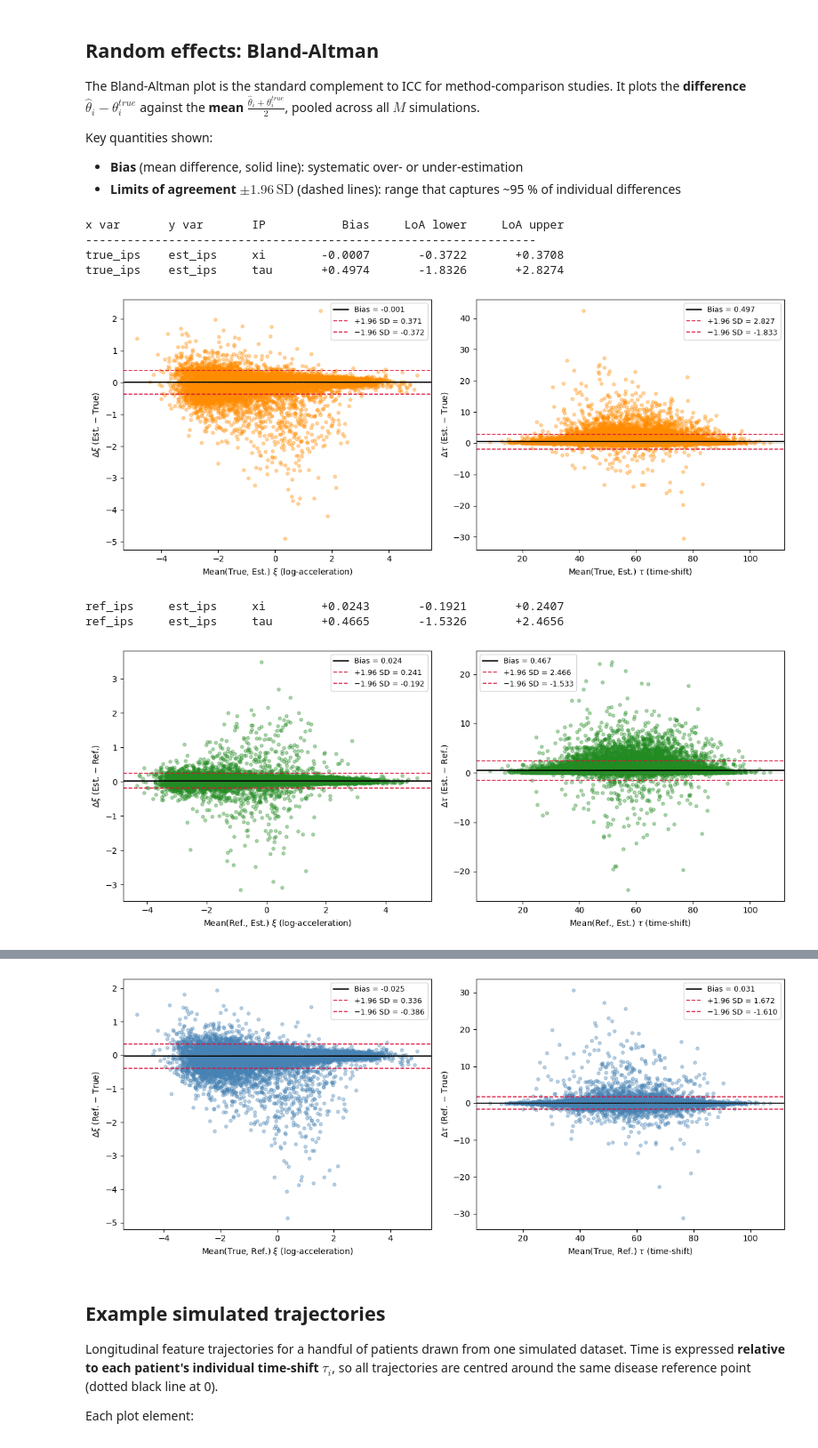
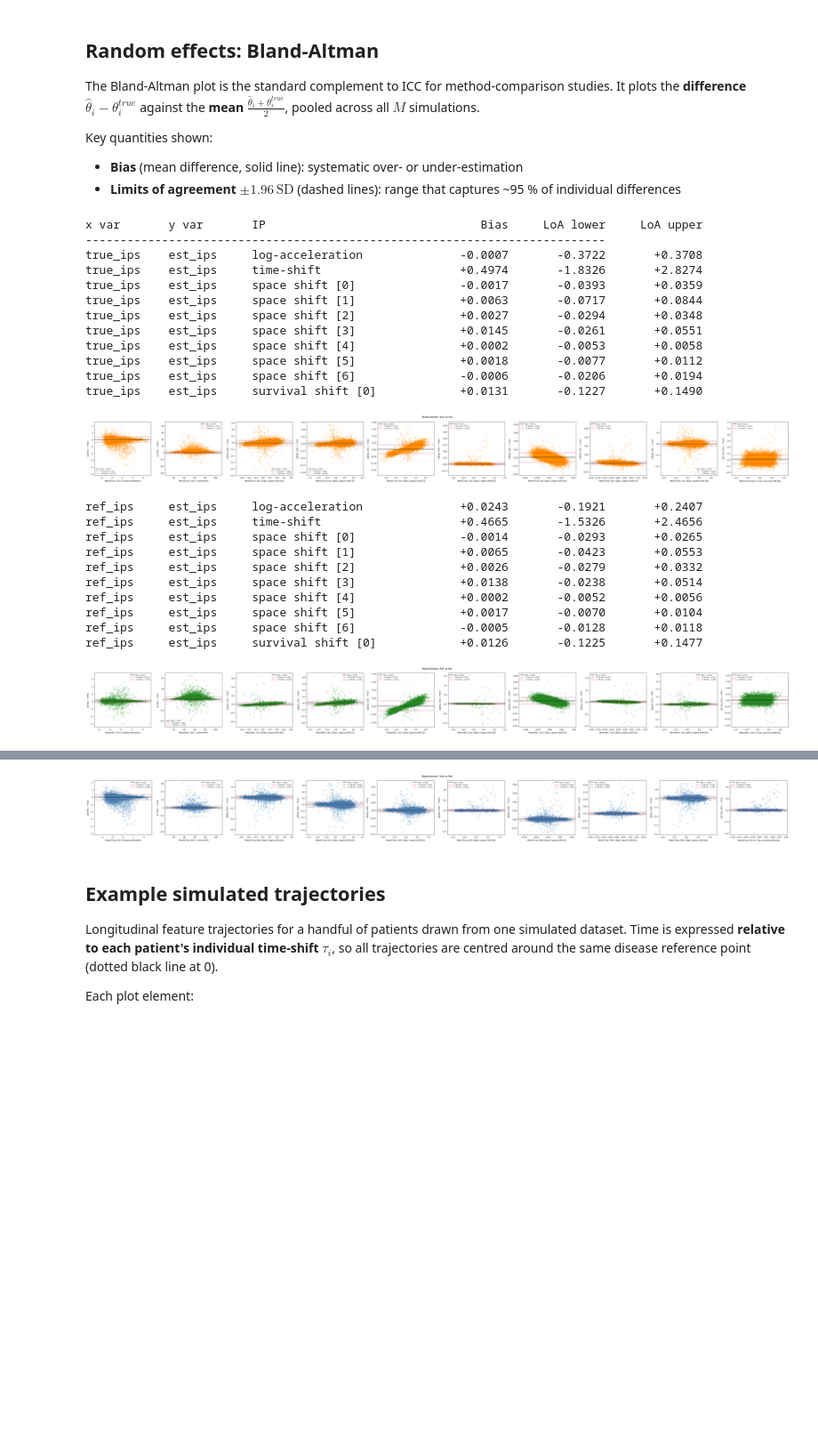
Before and after one commit to JeanJNMV/leaspy-JointSimulation, a Jupyter notebook: notebooks/3. Paper's Pipeline.ipynb, the cells around one changed output, grey strips where cells are left out. Shown at 89% size. Cells and saved outputs as stored; diff of their text form; code cells hidden in the pictures; blank space fills up the shorter version.

```diff
--- a/notebooks/3. Paper's Pipeline.ipynb
+++ b/notebooks/3. Paper's Pipeline.ipynb
@@ -478,7 +429,7 @@ if ree_dict:
     ax2.set_ylabel("REE (%)")
     ax2.grid(True, axis="both", linestyle="-", linewidth=0.4, alpha=0.6)
     ax2.set_axisbelow(True)
-    ax2.set_ylim(bottom=min(-110, min(np.min(data) for data in all_data)), top=max(60, max(np.max(data) for data in all_data)))
+    #ax2.set_ylim(bottom=min(-110, min(np.min(data) for data in all_data)), top=max(60, max(np.max(data) for data in all_data)))
 
     plt.tight_layout()
     plt.show()
@@ -633,74 +669,95 @@ Key quantities shown:
 if not any([valid_pairs, valid_ref_pairs, valid_ref_est_pairs]):
     print("No valid personalisation results — Bland-Altman cannot be computed.")
 else:
-    ip_cols  = ["xi", "tau"]
-    ip_latex = [r"$\xi$", r"$\tau$"]
-    ip_descs = ["log-acceleration", "time-shift"]
-
     short_label = {
         "true_ips": "True",
         "ref_ips":  "Ref.",
         "est_ips":  "Est.",
     }
 
-    # (x_var, y_var, pairs, colour)
-    comparisons = [
+    # Reuse ip_cols / ip_latex / ip_descs and comparisons defined in the ICC cell
+    comparisons_ba = [
         ("true_ips", "est_ips", valid_pairs,         "darkorange"),
         ("ref_ips",  "est_ips", valid_ref_est_pairs,  "forestgreen"),
         ("true_ips", "ref_ips", valid_ref_pairs,      "steelblue"),
     ]
 
-    print(f"{'x var':10s}  {'y var':10s}  {'IP':5s}  {'Bias':>10s}  {'LoA lower':>12s}  {'LoA upper':>12s}")
-    print("-" * 65)
+    print(f"{'x var':10s}  {'y var':10s}  {'IP':25s}  {'Bias':>10s}  {'LoA lower':>12s}  {'LoA upper':>12s}")
+    print("-" * 75)
 
-    for row_idx, (x_var, y_var, pairs, cmp_color) in enumerate(comparisons):
+    for x_var, y_var, pairs, cmp_color in comparisons_ba:
         if not pairs:
             continue
 
-        fig, axes = plt.subplots(1, len(ip_cols), figsize=(6 * len(ip_cols), 5))
+        fig, axes = plt.subplots(1, len(ip_cols), figsize=(5 * len(ip_cols), 5))
+        if len(ip_cols) == 1:
+            axes = [axes]
 
-        for col_idx, (col, col_latex, col_desc) in enumerate(zip(ip_cols, ip_latex, ip_descs)):
+        for col_idx, (col, col_ltx, col_desc) in enumerate(zip(ip_cols, ip_latex, ip_descs)):
             ax = axes[col_idx]
             all_mean, all_diff = [], []
 
             for x_df, y_df in pairs:
+                if col not in x_df.columns or col not in y_df.columns:
+                    continue
                 common = x_df.index.astype(str).intersection(y_df.index.astype(str))
                 if len(common) < 3:
                     continue
                 xv = x_df.loc[x_df.index.astype(str).isin(common), col].to_numpy(dtype=float)
                 yv = y_df.loc[y_df.index.astype(str).isin(common), col].to_numpy(dtype=float)
                 all_mean.append((xv + yv) / 2.0)
                 all_diff.append(yv - xv)
 
-            means = np.concatenate(all_mean)
-            diffs = np.concatenate(all_diff)
+            if not all_mean:
+                ax.set_visible(False)
+                continue
+
+            means  = np.concatenate(all_mean)
+            diffs  = np.concatenate(all_diff)
             bias   = float(diffs.mean())
             sd     = float(diffs.std(ddof=1))
             loa_lo = bias - 1.96 * sd
             loa_hi = bias + 1.96 * sd
 
             xl = short_label[x_var]
             yl = short_label[y_var]
 
-            ax.scatter(means, diffs, alpha=0.35, s=15, color=cmp_color)
+            ax.scatter(means, diffs, alpha=0.35, s=12, color=cmp_color)
             ax.axhline(bias,   color="black",   lw=1.5, linestyle="-",  label=f"Bias = {bias:.3f}")
             ax.axhline(loa_hi, color="crimson", lw=1.2, linestyle="--", label=f"+1.96 SD = {loa_hi:.3f}")
-            ax.axhline(loa_lo, color="crimson", lw=1.2, linestyle="--", label=f"−1.96 SD = {loa_lo:.3f}")
+            ax.axhline(loa_lo, color="crimson", lw=1.2, linestyle="--", label=f"\u22121.96 SD = {loa_lo:.3f}")
             ax.axhline(0, color="grey", lw=0.8, linestyle=":")
-            ax.set_xlabel(f"Mean({xl}, {yl}) {col_latex} ({col_desc})")
-            ax.set_ylabel(f"Δ{col_latex} ({yl} − {xl})")
-            ax.legend(fontsize=9)
+            ax.set_xlabel(f"Mean({xl}, {yl}) {col_ltx} ({col_desc})")
+            ax.set_ylabel(f"\u0394{col_ltx} ({yl} \u2212 {xl})")
+            ax.legend(fontsize=8)
 
-            print(f"{x_var:10s}  {y_var:10s}  {col:5s}  {bias:+10.4f}  {loa_lo:+12.4f}  {loa_hi:+12.4f}")
+            print(f"{x_var:10s}  {y_var:10s}  {col_desc:25s}  {bias:+10.4f}  {loa_lo:+12.4f}  {loa_hi:+12.4f}")
 
+        plt.suptitle(f"Bland-Altman: {short_label[x_var]} vs {short_label[y_var]}", fontsize=12)
         plt.tight_layout()
         plt.show()
 # %% [output]
-x var       y var       IP           Bias     LoA lower     LoA upper
------------------------------------------------------------------
-true_ips    est_ips     xi        -0.0007       -0.3722       +0.3708
-true_ips    est_ips     tau       +0.4974       -1.8326       +2.8274
+x var       y var       IP                               Bias     LoA lower     LoA upper
+---------------------------------------------------------------------------
+true_ips    est_ips     log-acceleration              -0.0007       -0.3722       +0.3708
+true_ips    est_ips     time-shift                    +0.4974       -1.8326       +2.8274
+true_ips    est_ips     space shift [0]               -0.0017       -0.0393       +0.0359
+true_ips    est_ips     space shift [1]               +0.0063       -0.0717       +0.0844
+true_ips    est_ips     space shift [2]               +0.0027       -0.0294       +0.0348
+true_ips    est_ips     space shift [3]               +0.0145       -0.0261       +0.0551
+true_ips    est_ips     space shift [4]               +0.0002       -0.0053       +0.0058
+true_ips    est_ips     space shift [5]               +0.0018       -0.0077       +0.0112
+true_ips    est_ips     space shift [6]               -0.0006       -0.0206       +0.0194
+true_ips    est_ips     survival shift [0]            +0.0131       -0.1227       +0.1490
-[figure, old version]
+[figure, new version]
-ref_ips     est_ips     xi        +0.0243       -0.1921       +0.2407
-ref_ips     est_ips     tau       +0.4665       -1.5326       +2.4656
+ref_ips     est_ips     log-acceleration              +0.0243       -0.1921       +0.2407
+ref_ips     est_ips     time-shift                    +0.4665       -1.5326       +2.4656
+ref_ips     est_ips     space shift [0]               -0.0014       -0.0293       +0.0265
+ref_ips     est_ips     space shift [1]               +0.0065       -0.0423       +0.0553
+ref_ips     est_ips     space shift [2]               +0.0026       -0.0279       +0.0332
+ref_ips     est_ips     space shift [3]               +0.0138       -0.0238       +0.0514
+ref_ips     est_ips     space shift [4]               +0.0002       -0.0052       +0.0056
+ref_ips     est_ips     space shift [5]               +0.0017       -0.0070       +0.0104
+ref_ips     est_ips     space shift [6]               -0.0005       -0.0128       +0.0118
+ref_ips     est_ips     survival shift [0]            +0.0126       -0.1225       +0.1477
-[figure, old version]
+[figure, new version]
@@ -709,4 +774,4 @@ true_ips    ref_ips     tau       +0.0309       -1.6104       +1.6721
-[figure, old version]
+[figure, new version]
 # %% [markdown]
 ## Example simulated trajectories
 
```
Also changed, not shown: parts of 6 cells of this notebook.
